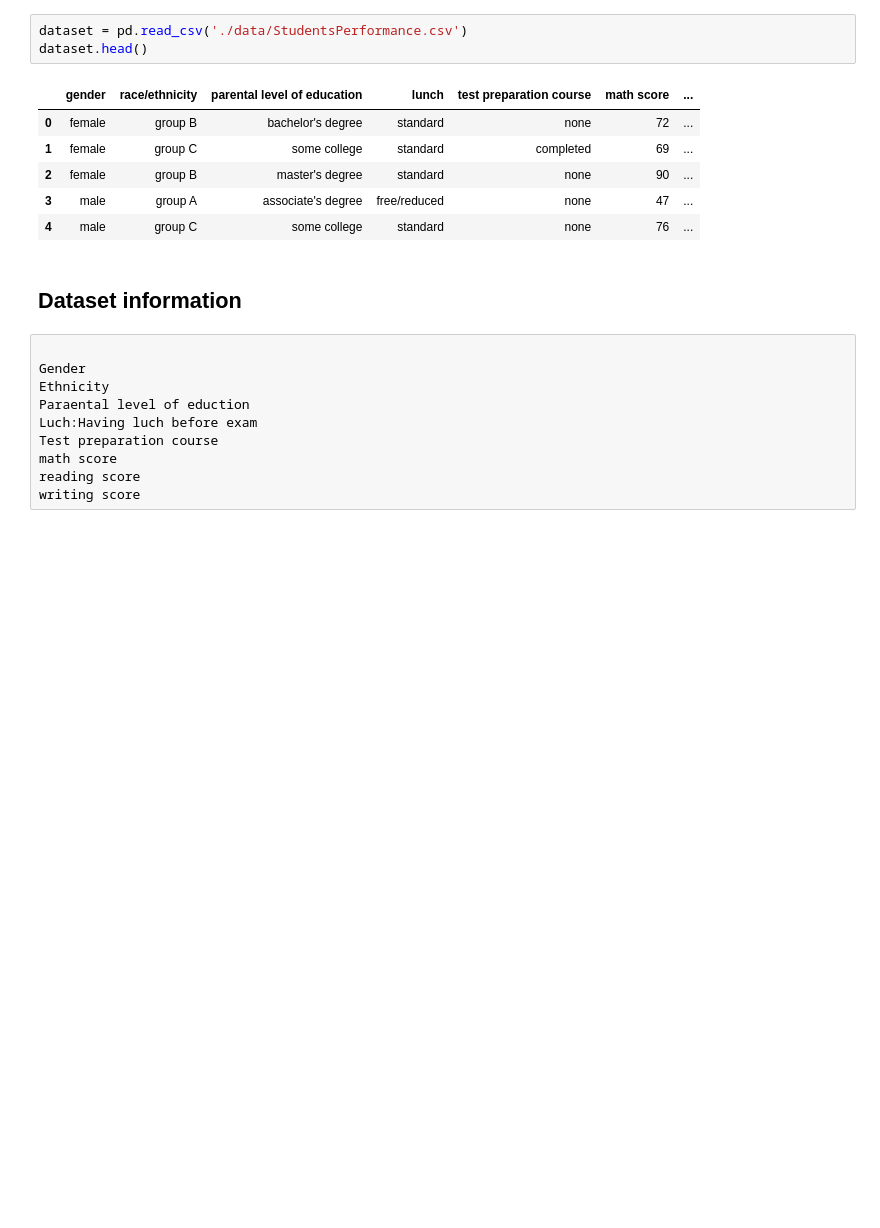
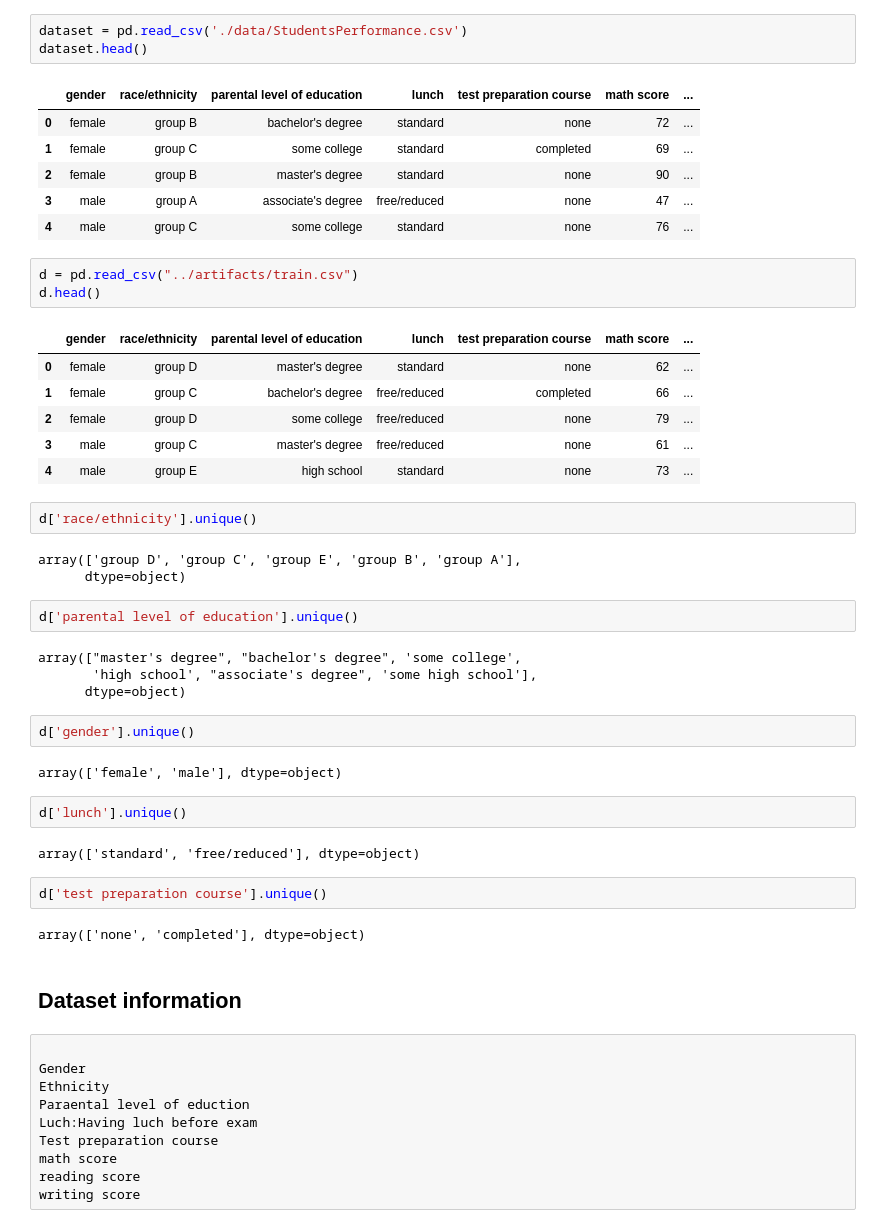
Before and after one commit to therai0/ml_project_1, a Jupyter notebook: notebook/eda.ipynb, the cells around one changed output. Saved outputs shown, nothing was run; the diff lists cells and outputs as text; blank space fills up the shorter version.

```diff
--- a/notebook/eda.ipynb
+++ b/notebook/eda.ipynb
@@ -26,6 +26,39 @@ dataset.head()
 | 2 | female | group B | master's degree | standard | none | 90 | ... |
 | 3 | male | group A | associate's degree | free/reduced | none | 47 | ... |
 | 4 | male | group C | some college | standard | none | 76 | ... |
+# %%
+d = pd.read_csv("../artifacts/train.csv")
+d.head()
+# %% [output]
+|  | gender | race/ethnicity | parental level of education | lunch | test preparation course | math score | ... |
+| 0 | female | group D | master's degree | standard | none | 62 | ... |
+| 1 | female | group C | bachelor's degree | free/reduced | completed | 66 | ... |
+| 2 | female | group D | some college | free/reduced | none | 79 | ... |
+| 3 | male | group C | master's degree | free/reduced | none | 61 | ... |
+| 4 | male | group E | high school | standard | none | 73 | ... |
+# %%
+d['race/ethnicity'].unique()
+# %% [output]
+array(['group D', 'group C', 'group E', 'group B', 'group A'],
+      dtype=object)
+# %%
+d['parental level of education'].unique()
+# %% [output]
+array(["master's degree", "bachelor's degree", 'some college',
+       'high school', "associate's degree", 'some high school'],
+      dtype=object)
+# %%
+d['gender'].unique()
+# %% [output]
+array(['female', 'male'], dtype=object)
+# %%
+d['lunch'].unique()
+# %% [output]
+array(['standard', 'free/reduced'], dtype=object)
+# %%
+d['test preparation course'].unique()
+# %% [output]
+array(['none', 'completed'], dtype=object)
 # %% [markdown]
 ## Dataset information
 # %% [raw]
```
Also changed, not shown: 8 other files.
